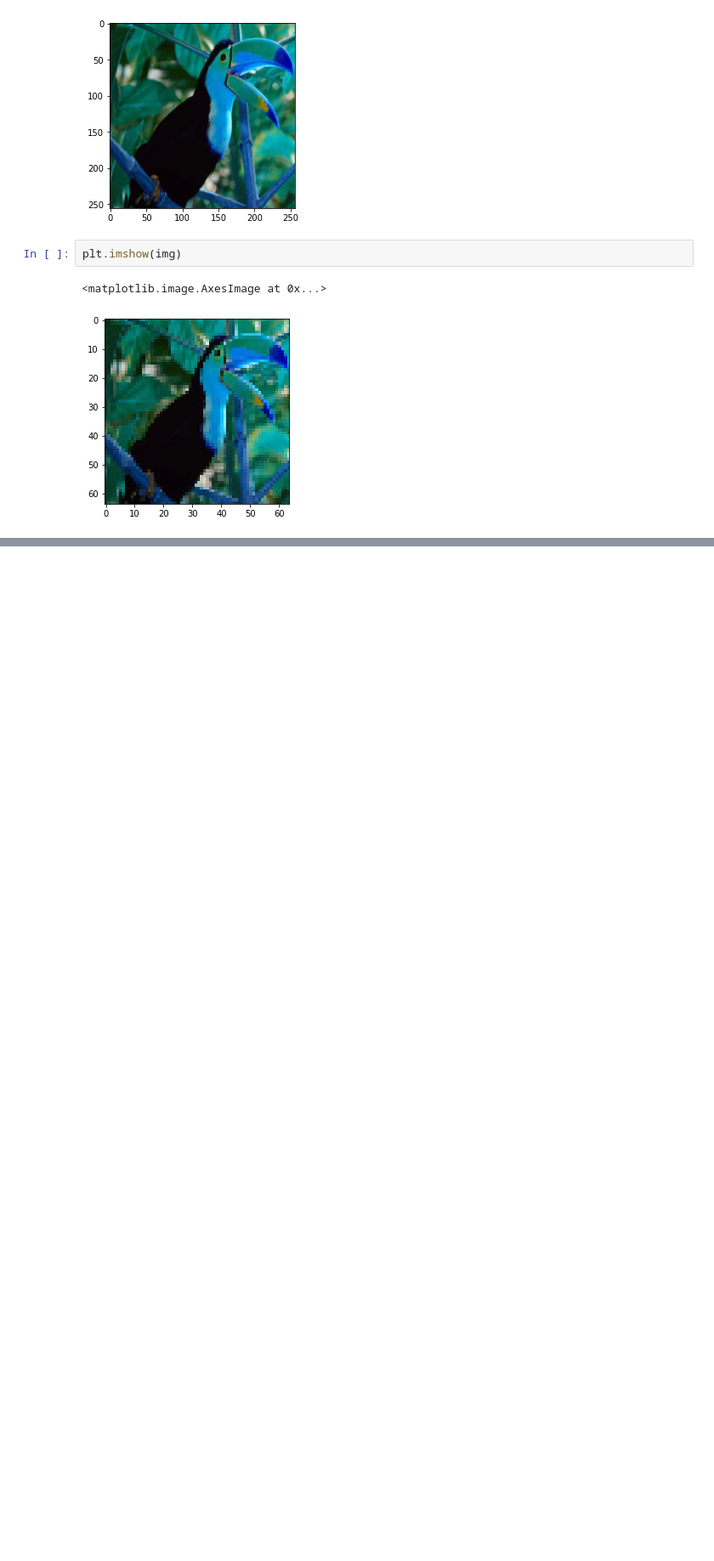
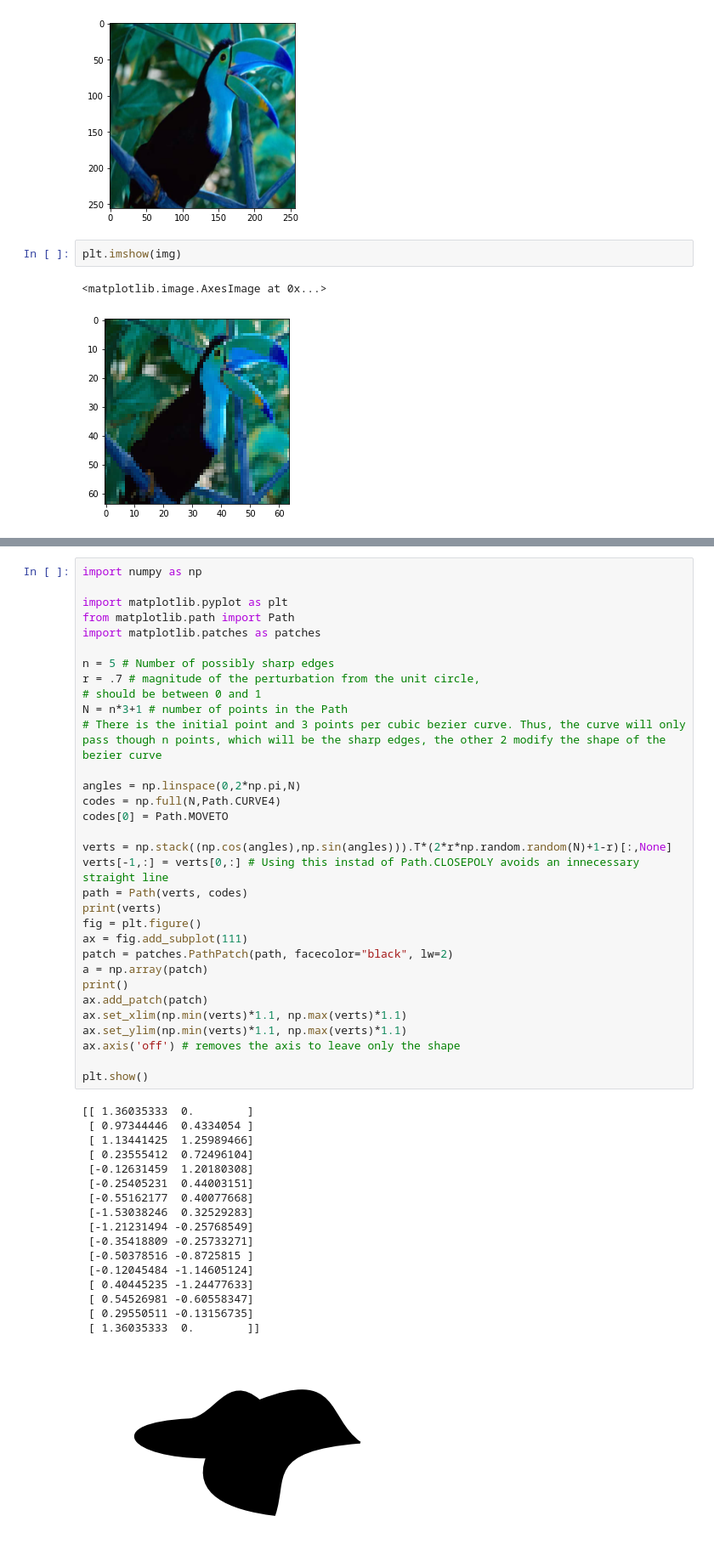
Before and after one commit to anismehrab/MULTIPSE, a Jupyter notebook: train.ipynb, the cells around one changed output, grey strips where cells are left out. Shown at 85% size. Drawn from its saved outputs; the diff is of its cells as text; blank space fills up the shorter version.

```diff
--- a/train.ipynb
+++ b/train.ipynb
@@ -192,0 +177,50 @@ plt.imshow(img)
+# %%
+import numpy as np
+
+import matplotlib.pyplot as plt
+from matplotlib.path import Path
+import matplotlib.patches as patches
+
+n = 5 # Number of possibly sharp edges
+r = .7 # magnitude of the perturbation from the unit circle,
+# should be between 0 and 1
+N = n*3+1 # number of points in the Path
+# There is the initial point and 3 points per cubic bezier curve. Thus, the curve will only pass though n points, which will be the sharp edges, the other 2 modify the shape of the bezier curve
+
+angles = np.linspace(0,2*np.pi,N)
+codes = np.full(N,Path.CURVE4)
+codes[0] = Path.MOVETO
+
+verts = np.stack((np.cos(angles),np.sin(angles))).T*(2*r*np.random.random(N)+1-r)[:,None]
+verts[-1,:] = verts[0,:] # Using this instad of Path.CLOSEPOLY avoids an innecessary straight line
+path = Path(verts, codes)
+print(verts)
+fig = plt.figure()
+ax = fig.add_subplot(111)
+patch = patches.PathPatch(path, facecolor="black", lw=2)
+a = np.array(patch)
+print()
+ax.add_patch(patch)
+ax.set_xlim(np.min(verts)*1.1, np.max(verts)*1.1)
+ax.set_ylim(np.min(verts)*1.1, np.max(verts)*1.1)
+ax.axis('off') # removes the axis to leave only the shape
+
+plt.show()
+# %% [output]
+[[ 1.36035333  0.        ]
+ [ 0.97344446  0.4334054 ]
+ [ 1.13441425  1.25989466]
+ [ 0.23555412  0.72496104]
+ [-0.12631459  1.20180308]
+ [-0.25405231  0.44003151]
+ [-0.55162177  0.40077668]
+ [-1.53038246  0.32529283]
+ [-1.21231494 -0.25768549]
+ [-0.35418809 -0.25733271]
+ [-0.50378516 -0.8725815 ]
+ [-0.12045484 -1.14605124]
+ [ 0.40445235 -1.24477633]
+ [ 0.54526981 -0.60558347]
+ [ 0.29550511 -0.13156735]
+ [ 1.36035333  0.        ]]
+[figure, added]
```
Also changed, not shown: parts of 13 cells of this notebook, 12 other files.
